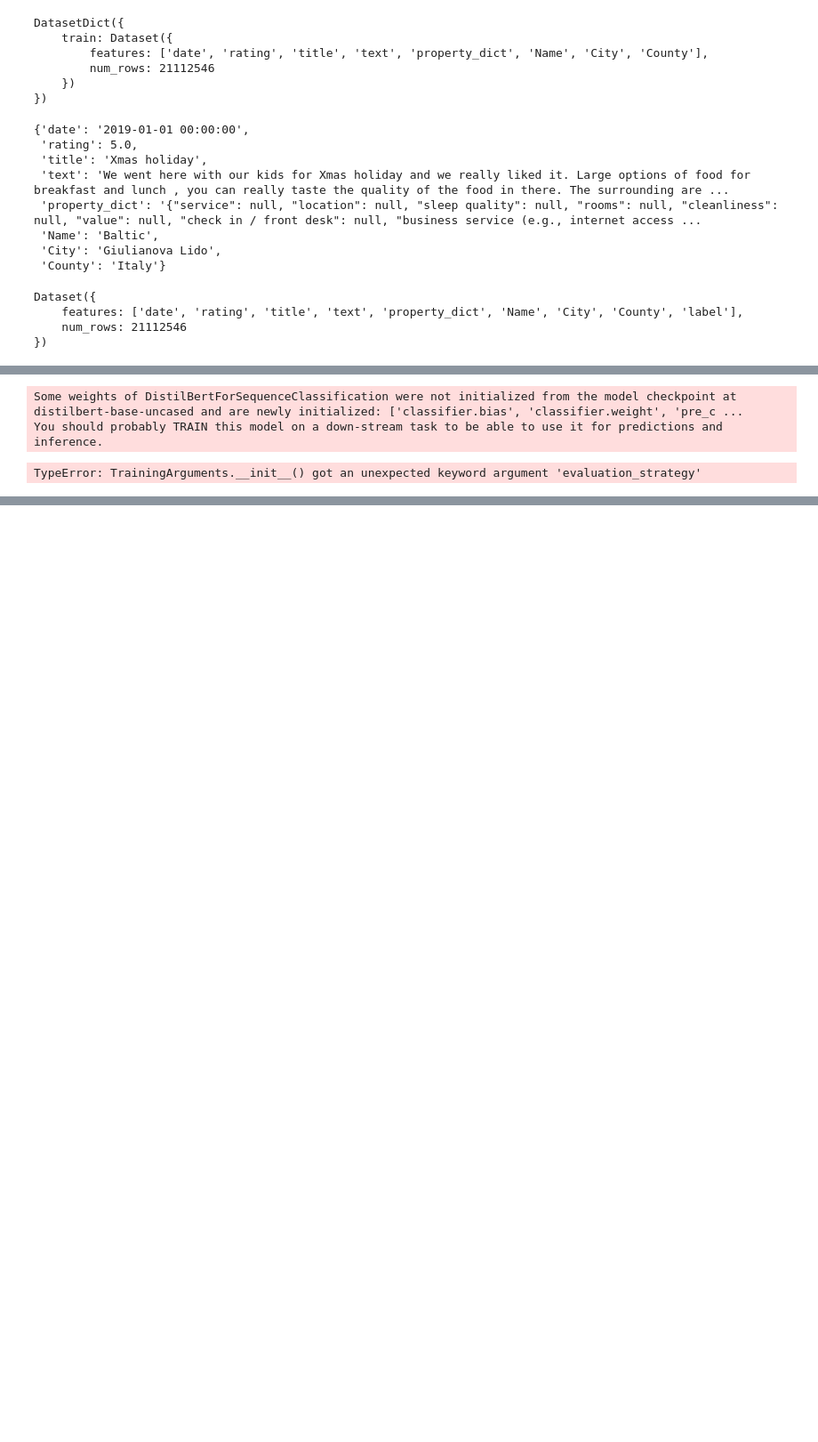
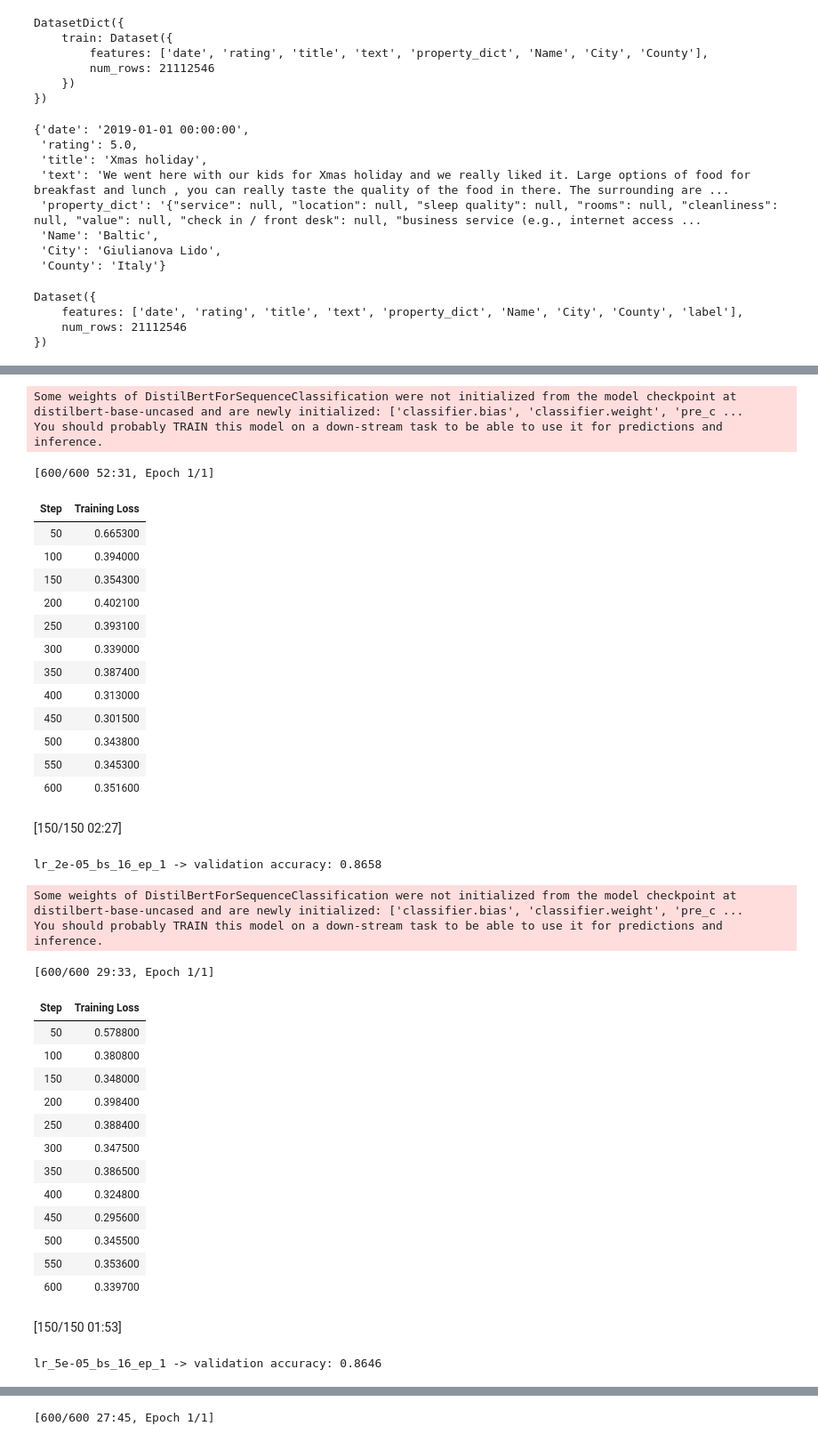
Before and after one commit to Chase-Wolters/Data-Science-Projects, a Jupyter notebook: HW9.ipynb, the cells around one changed output, grey strips where cells are left out. Shown at 89% size. Drawn from its saved outputs; the diff is of its cells as text; code cells hidden in the pictures; blank space fills up the shorter version.

```diff
--- a/HW9.ipynb
+++ b/HW9.ipynb
@@ -201,9 +185,33 @@ encoded_train[0]
 # %%
-accuracy_metric = evaluate.load("accuracy")
+def run_experiment(learning_rate, batch_size, num_epochs, run_name):
+    # fresh model each time so runs are comparable
+    exp_model = AutoModelForSequenceClassification.from_pretrained(
+        model_name,
+        num_labels=num_labels
+    )
 
-def compute_metrics(eval_pred):
-    logits, labels = eval_pred
-    preds = np.argmax(logits, axis=-1)
-    result = accuracy_metric.compute(predictions=preds, references=labels)
-    return result  # {"accuracy": ...}
+    training_args = TrainingArguments(
+        output_dir=f"./results/{run_name}",
+        num_train_epochs=num_epochs,
+        per_device_train_batch_size=batch_size,
+        per_device_eval_batch_size=batch_size,
+        learning_rate=learning_rate,
+        logging_steps=50,
+        seed=42,
+    )
+
+    trainer = Trainer(
+        model=exp_model,
+        args=training_args,
+        train_dataset=encoded_train,
+        eval_dataset=encoded_val,
+        tokenizer=tokenizer,
+        compute_metrics=compute_metrics,
+    )
+
+    trainer.train()
+    eval_results = trainer.evaluate()
+    val_acc = eval_results["eval_accuracy"]
+    print(f"{run_name} -> validation accuracy: {val_acc:.4f}")
+    return val_acc
 # %%
@@ -247,26 +232,61 @@ def run_experiment(learning_rate, batch_size, num_epochs, run_name):
 # %%
+
+
 learning_rates = [2e-5, 5e-5, 1e-4]
 results_lr = []
 
 for lr in learning_rates:
-    run_name = f"lr_{lr}_bs_16_ep_3"
+    run_name = f"lr_{lr}_bs_16_ep_1"
     acc = run_experiment(
         learning_rate=lr,
         batch_size=16,
-        num_epochs=3,
+        num_epochs=1,   # keep it fast
         run_name=run_name,
     )
     results_lr.append({
         "type": "learning_rate",
         "lr": lr,
         "batch_size": 16,
-        "epochs": 3,
+        "epochs": 1,
         "val_accuracy": acc,
     })
 
 df_lr = pd.DataFrame(results_lr)
 df_lr
 # %% [output]
 Some weights of DistilBertForSequenceClassification were not initialized from the model checkpoint at distilbert-base-uncased and are newly initialized: ['classifier.bias', 'classifier.weight', 'pre_c ...
 You should probably TRAIN this model on a down-stream task to be able to use it for predictions and inference.
-TypeError: TrainingArguments.__init__() got an unexpected keyword argument 'evaluation_strategy'
+[600/600 52:31, Epoch 1/1]
+| Step | Training Loss |
+| 50 | 0.665300 |
+| 100 | 0.394000 |
+| 150 | 0.354300 |
+| 200 | 0.402100 |
+| 250 | 0.393100 |
+| 300 | 0.339000 |
+| 350 | 0.387400 |
+| 400 | 0.313000 |
+| 450 | 0.301500 |
+| 500 | 0.343800 |
+| 550 | 0.345300 |
+| 600 | 0.351600 |
+[150/150 02:27]
+lr_2e-05_bs_16_ep_1 -> validation accuracy: 0.8658
+Some weights of DistilBertForSequenceClassification were not initialized from the model checkpoint at distilbert-base-uncased and are newly initialized: ['classifier.bias', 'classifier.weight', 'pre_c ...
+You should probably TRAIN this model on a down-stream task to be able to use it for predictions and inference.
+[600/600 29:33, Epoch 1/1]
+| Step | Training Loss |
+| 50 | 0.578800 |
+| 100 | 0.380800 |
+| 150 | 0.348000 |
+| 200 | 0.398400 |
+| 250 | 0.388400 |
+| 300 | 0.347500 |
+| 350 | 0.386500 |
+| 400 | 0.324800 |
+| 450 | 0.295600 |
+| 500 | 0.345500 |
+| 550 | 0.353600 |
+| 600 | 0.339700 |
+[150/150 01:53]
+lr_5e-05_bs_16_ep_1 -> validation accuracy: 0.8646
@@ -272,0 +295 @@ TypeError: TrainingArguments.__init__() got an unexpected keyword argument 'eval
+[600/600 27:45, Epoch 1/1]
```
Also changed, not shown: parts of 15 cells of this notebook.
